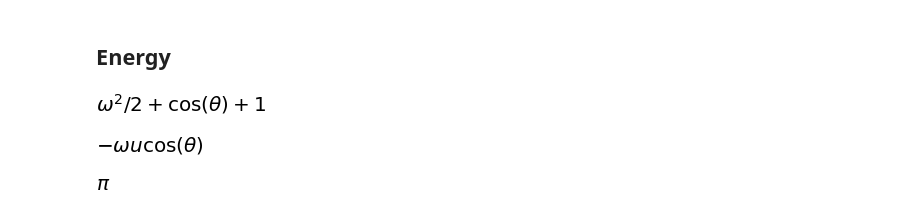
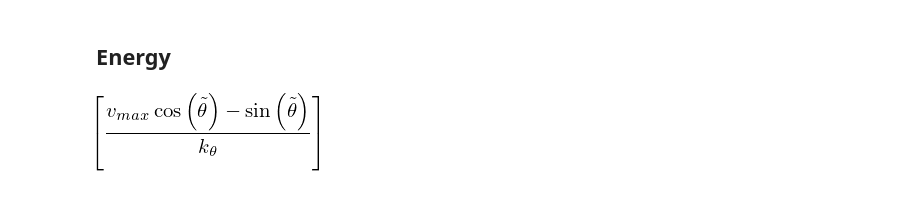
Before and after one commit to cisprague/icra2019, a Jupyter notebook: notebooks/dynamics.ipynb, the cells around one changed output. Drawn from its saved outputs; the diff is of its cells as text; code cells hidden in the pictures.

```diff
--- a/notebooks/dynamics.ipynb
+++ b/notebooks/dynamics.ipynb
@@ -72,16 +74,8 @@ uto
 # %% [markdown]
 ## Energy
-# %%
-E = omega**2/2 + cos(theta) + 1
-E
-# %% [output]
-[figure, removed]
-# %%
-dE = -u*omega*cos(theta)
-dE
-# %% [output]
-[figure, removed]
-# %%
-pi
-# %% [output]
-[figure, removed]
+# %%
+vm, tt, tr, kt = symbols("v_{max} \\tilde{\\theta} \\theta_r k_\\theta")
+expr = kt*(tt-tr) + sin(tt) - vm*cos(tt)
+solve(expr.subs(tr, 0), tt, implicit=True)
+# %% [output]
+[figure, added]
```
Also changed, not shown: parts of 15 cells of this notebook, 3 other files.
